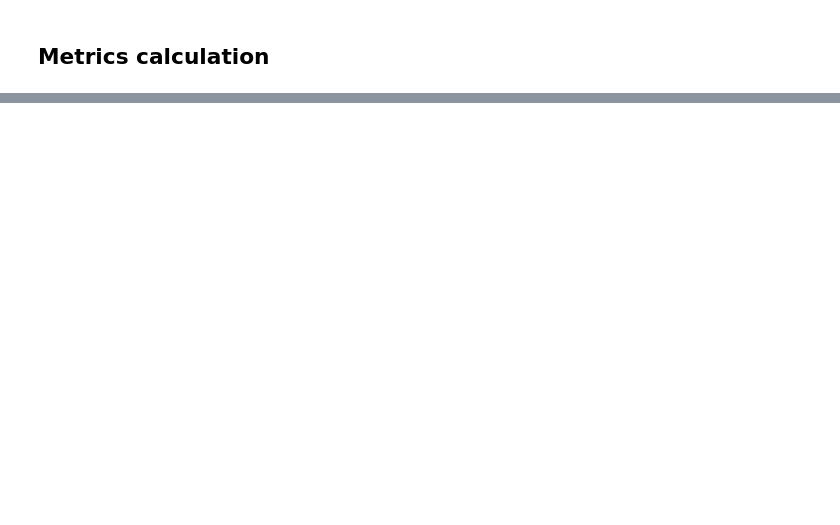
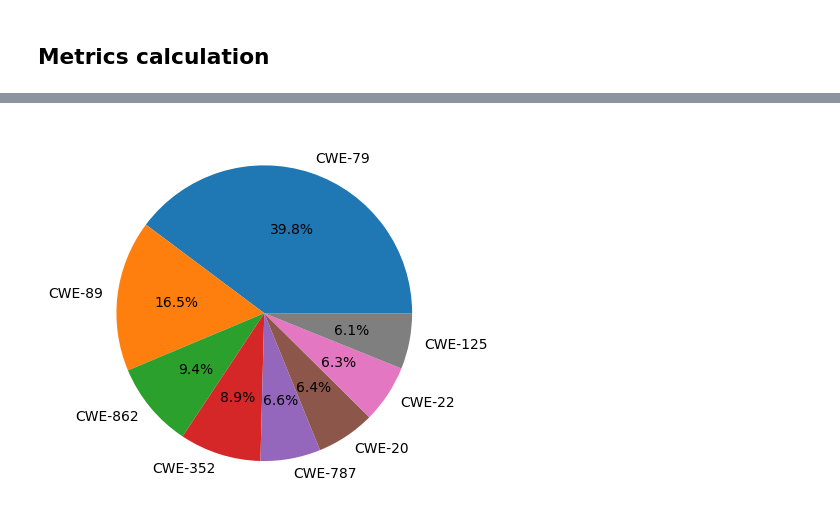
Before and after one commit to AndyVale/CVEvsCWE, a Jupyter notebook: analysis.ipynb, the cells around one changed output, grey strips where cells are left out. Cells and saved outputs as stored; diff of their text form; code cells hidden in the pictures; blank space fills up the shorter version.

```diff
--- a/analysis.ipynb
+++ b/analysis.ipynb
@@ -110,0 +196,5 @@ len(df_cve)
+# %%
+top_8_cwe_valid = df_cve_cwe[df_cve_cwe["cwe_id"] != "CWE-noinfo"]["cwe_id"].value_counts(normalize=True).head(8)
+pie_8 = top_8_cwe_valid.plot.pie(autopct='%1.1f%%', ylabel='') # pyright: ignore[reportCallIssue]
+# %% [output]
+[figure, added]
```
Also changed, not shown: parts of 28 cells of this notebook.
